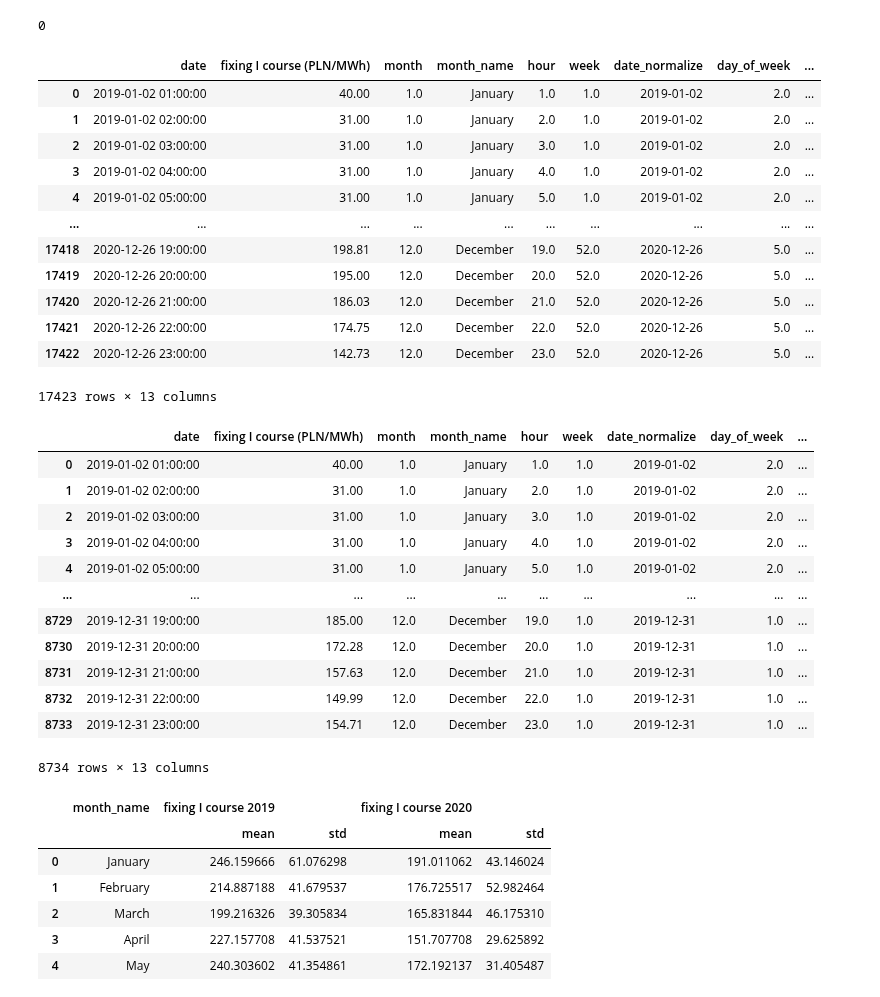
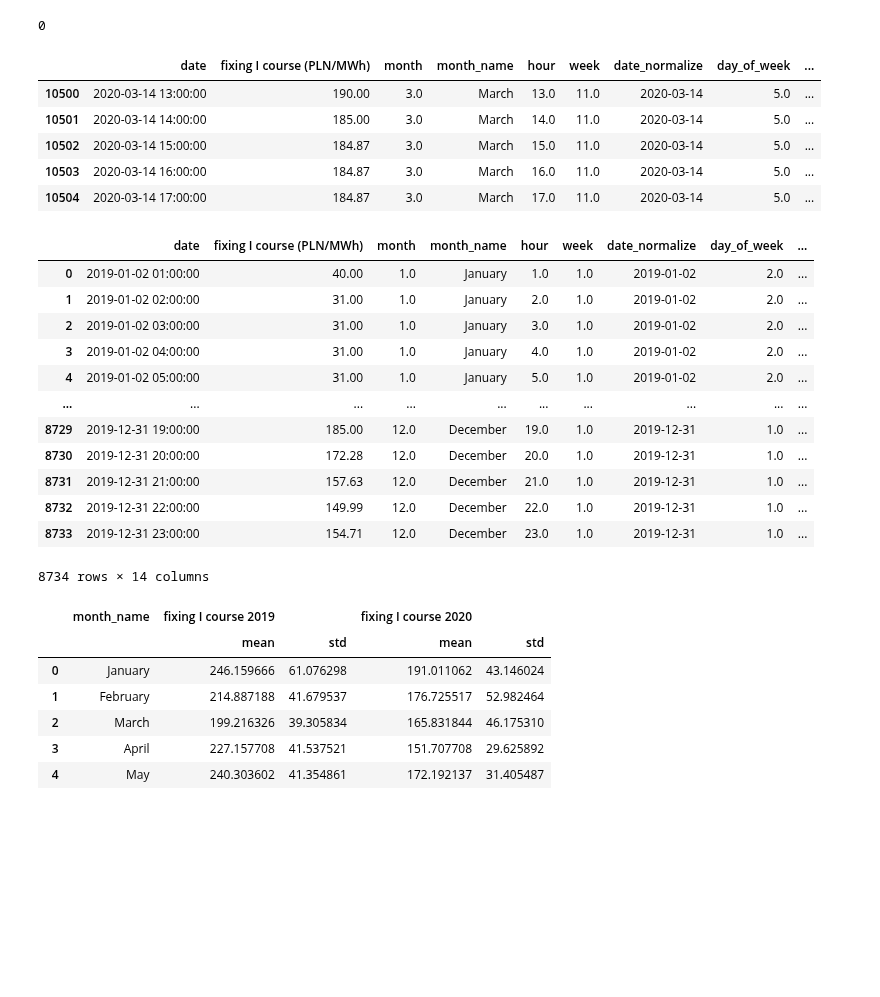
Before and after one commit to piekarsky/Short-Term-Electricity-Price-Forecasting-at-the-Polish-Day-Ahead-Market, a Jupyter notebook: power-market-analysis.ipynb, the cells around one changed output. Saved outputs shown, nothing was run; the diff lists cells and outputs as text; code cells hidden in the pictures; blank space fills up the shorter version.

```diff
--- a/power-market-analysis.ipynb
+++ b/power-market-analysis.ipynb
@@ -149,22 +149,28 @@ def polish_label_season(row):
         return 'Jesien'
 # %%
 df['pl_season_name'] = df.apply(lambda row: polish_label_season(row), axis=1)
+# %%
+# names of months in Polish
+def polish_label_quarter(row):
+    if row['month_name'] == 'January' or row['month_name'] == 'February' or row['month_name'] == 'March':
+        return '1'
+    if row['month_name'] == 'April' or row['month_name'] == 'May' or row['month_name'] == 'June' :
+        return '2'
+    if row['month_name'] == 'July' or row['month_name'] == 'August' or row['month_name'] == 'September':
+        return '3'
+    if row['month_name'] == 'October' or row['month_name'] == 'November' or row['month_name'] == 'December':
+        return '4'
+# %%
+df['quarter'] = df.apply(lambda row: polish_label_quarter(row), axis=1)
 # %%
-df
+df[10500:10505]
 # %% [output]
 |  | date | fixing I course (PLN/MWh) | month | month_name | hour | week | date_normalize | day_of_week | ... |
-| 0 | 2019-01-02 01:00:00 | 40.00 | 1.0 | January | 1.0 | 1.0 | 2019-01-02 | 2.0 | ... |
-| 1 | 2019-01-02 02:00:00 | 31.00 | 1.0 | January | 2.0 | 1.0 | 2019-01-02 | 2.0 | ... |
-| 2 | 2019-01-02 03:00:00 | 31.00 | 1.0 | January | 3.0 | 1.0 | 2019-01-02 | 2.0 | ... |
-| 3 | 2019-01-02 04:00:00 | 31.00 | 1.0 | January | 4.0 | 1.0 | 2019-01-02 | 2.0 | ... |
-| 4 | 2019-01-02 05:00:00 | 31.00 | 1.0 | January | 5.0 | 1.0 | 2019-01-02 | 2.0 | ... |
-| ... | ... | ... | ... | ... | ... | ... | ... | ... | ... |
-| 17418 | 2020-12-26 19:00:00 | 198.81 | 12.0 | December | 19.0 | 52.0 | 2020-12-26 | 5.0 | ... |
-| 17419 | 2020-12-26 20:00:00 | 195.00 | 12.0 | December | 20.0 | 52.0 | 2020-12-26 | 5.0 | ... |
-| 17420 | 2020-12-26 21:00:00 | 186.03 | 12.0 | December | 21.0 | 52.0 | 2020-12-26 | 5.0 | ... |
-| 17421 | 2020-12-26 22:00:00 | 174.75 | 12.0 | December | 22.0 | 52.0 | 2020-12-26 | 5.0 | ... |
-| 17422 | 2020-12-26 23:00:00 | 142.73 | 12.0 | December | 23.0 | 52.0 | 2020-12-26 | 5.0 | ... |
+| 10500 | 2020-03-14 13:00:00 | 190.00 | 3.0 | March | 13.0 | 11.0 | 2020-03-14 | 5.0 | ... |
+| 10501 | 2020-03-14 14:00:00 | 185.00 | 3.0 | March | 14.0 | 11.0 | 2020-03-14 | 5.0 | ... |
+| 10502 | 2020-03-14 15:00:00 | 184.87 | 3.0 | March | 15.0 | 11.0 | 2020-03-14 | 5.0 | ... |
+| 10503 | 2020-03-14 16:00:00 | 184.87 | 3.0 | March | 16.0 | 11.0 | 2020-03-14 | 5.0 | ... |
+| 10504 | 2020-03-14 17:00:00 | 184.87 | 3.0 | March | 17.0 | 11.0 | 2020-03-14 | 5.0 | ... |
-17423 rows × 13 columns
 # %%
 df2019 = df[df['date']<'2020-01-01 00:00:00'].reset_index(drop=True)
 df2020 = df[df['date']>='2020-01-01 00:00:00'].reset_index(drop=True)
@@ -183,7 +189,7 @@ df2019
 | 8731 | 2019-12-31 21:00:00 | 157.63 | 12.0 | December | 21.0 | 1.0 | 2019-12-31 | 1.0 | ... |
 | 8732 | 2019-12-31 22:00:00 | 149.99 | 12.0 | December | 22.0 | 1.0 | 2019-12-31 | 1.0 | ... |
 | 8733 | 2019-12-31 23:00:00 | 154.71 | 12.0 | December | 23.0 | 1.0 | 2019-12-31 | 1.0 | ... |
-8734 rows × 13 columns
+8734 rows × 14 columns
 # %%
 df2019_monthly = df2019.groupby(['month_name']).agg({'fixing I course (PLN/MWh)':['mean', 'std']}).reset_index()
 df2020_monthly = df2020.groupby(['month_name']).agg({'fixing I course (PLN/MWh)':['mean', 'std']}).reset_index()
```
Also changed, not shown: parts of 20 cells of this notebook.
